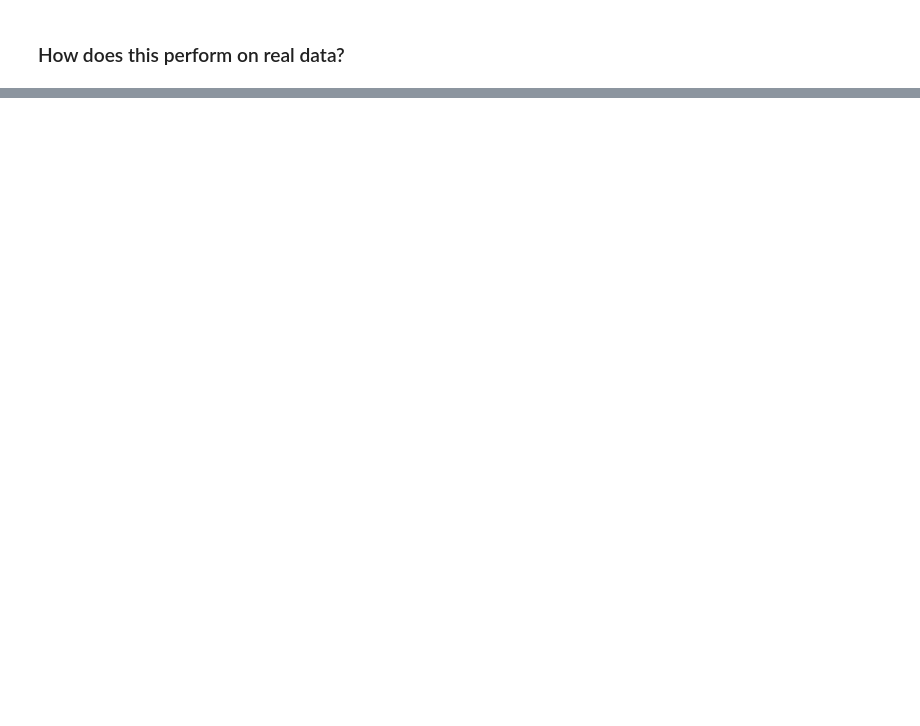
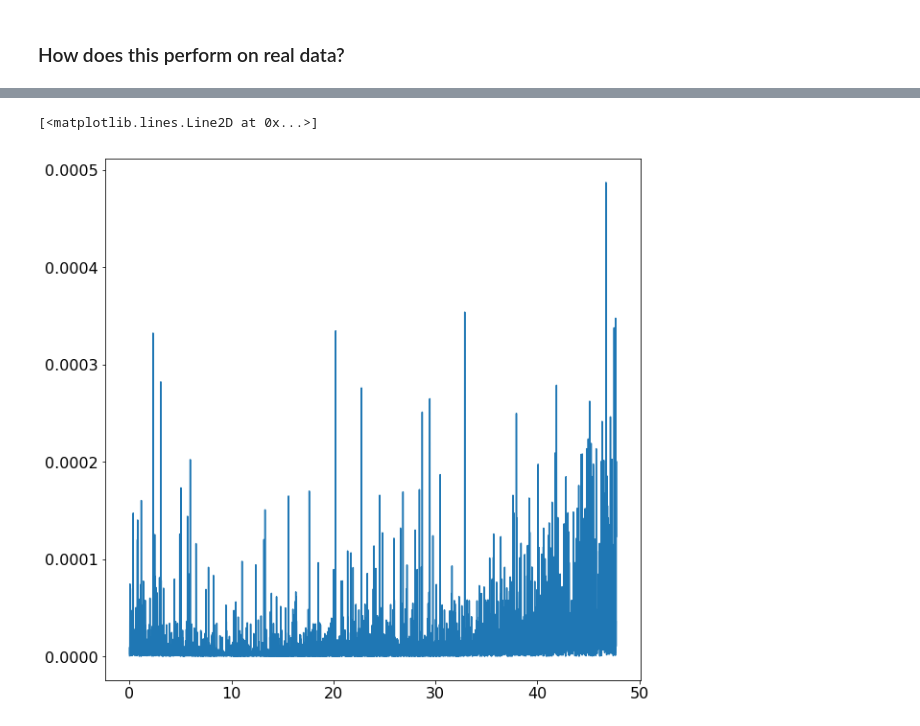
Before and after one commit to benjaminpope/manhattan, a Jupyter notebook: notebooks/basis_pursuit.ipynb, the cells around one changed output, grey strips where cells are left out. Saved outputs shown, nothing was run; the diff lists cells and outputs as text; code cells hidden in the pictures; blank space fills up the shorter version.

```diff
--- a/notebooks/basis_pursuit.ipynb
+++ b/notebooks/basis_pursuit.ipynb
@@ -208,4 +181,3 @@ NameError: name 'period' is not defined
 # %%
 %%time
-fake = np.sin(2*np.pi/3.969 * time)
-polaris = cs.basis_pursuit(time[m],flux[m],nfreqs=5000,polyorder=4)
+results = cs.basis_pursuit(time,flux,fmin=0.01,fmax=300,nfreqs=5000,polyorder=4,noise=False)
@@ -219,0 +188,6 @@ print period
+# %%
+power = results['power']
+plt.plot(results['freqs']/2./np.pi,power)
+# %% [output]
+[<matplotlib.lines.Line2D at 0x...>]
+[figure, added]
```
Also changed, not shown: parts of 26 cells of this notebook, 3 other files.
